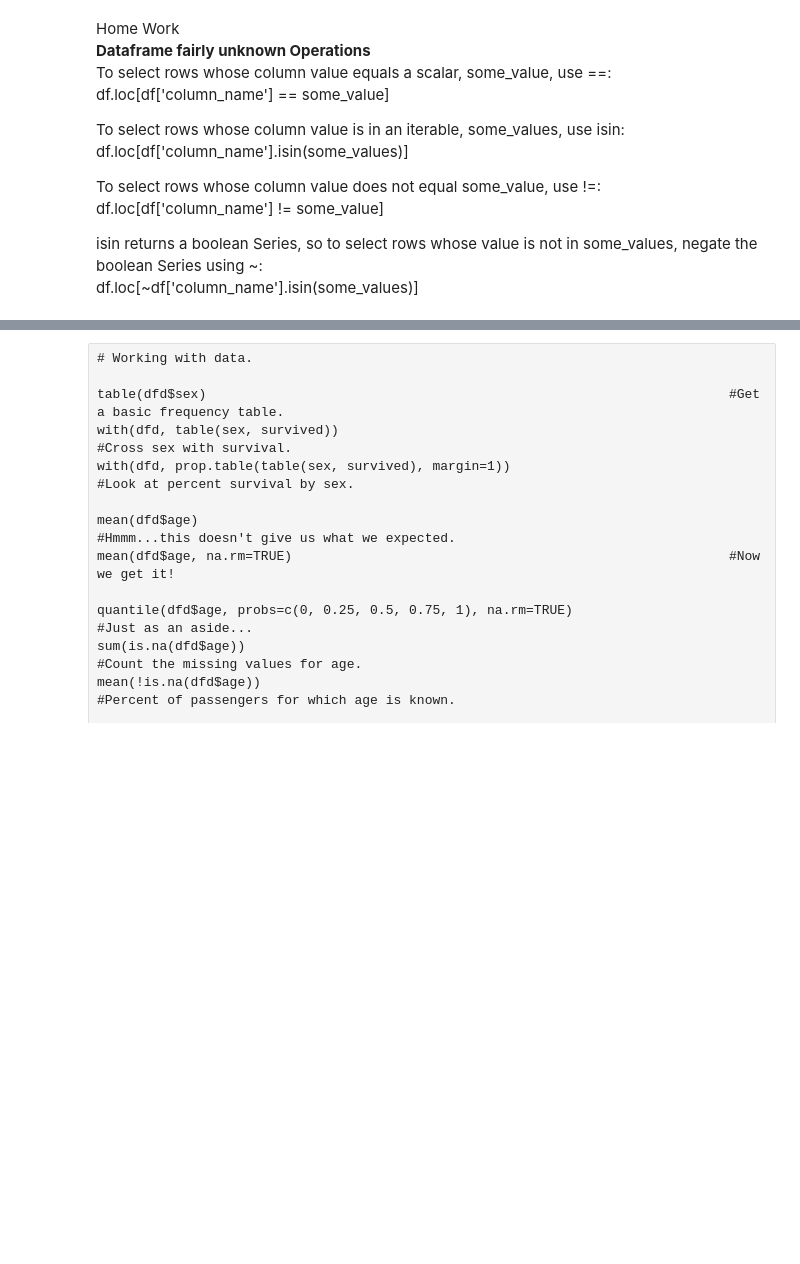
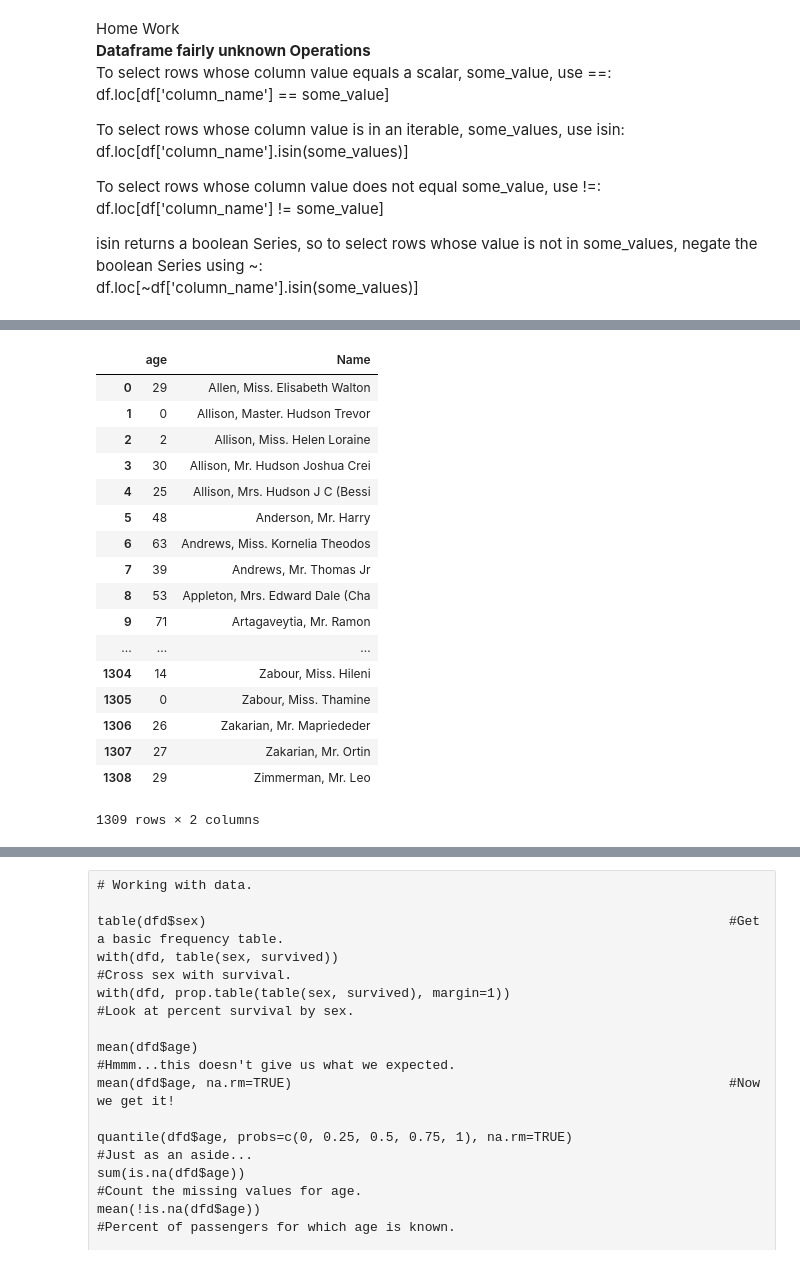
Before and after one commit to taposh/2017_python_teaching, a Jupyter notebook: section1_2_modeling_basics.ipynb, the cells around one changed output, grey strips where cells are left out. Drawn from its saved outputs; the diff is of its cells as text; code cells hidden in the pictures; blank space fills up the shorter version.

```diff
--- a/section1_2_modeling_basics.ipynb
+++ b/section1_2_modeling_basics.ipynb
@@ -530,0 +627,22 @@ dfd.loc[(dfd['sex'] == "male") & (dfd['survived'] == "yes")]
+# %%
+#Selecting columns
+dfd[['age','Name']]
+# %% [output]
+|  | age | Name |
+| 0 | 29 | Allen, Miss. Elisabeth Walton |
+| 1 | 0 | Allison, Master. Hudson Trevor |
+| 2 | 2 | Allison, Miss. Helen Loraine |
+| 3 | 30 | Allison, Mr. Hudson Joshua Crei |
+| 4 | 25 | Allison, Mrs. Hudson J C (Bessi |
+| 5 | 48 | Anderson, Mr. Harry |
+| 6 | 63 | Andrews, Miss. Kornelia Theodos |
+| 7 | 39 | Andrews, Mr. Thomas Jr |
+| 8 | 53 | Appleton, Mrs. Edward Dale (Cha |
+| 9 | 71 | Artagaveytia, Mr. Ramon |
+| ... | ... | ... |
+| 1304 | 14 | Zabour, Miss. Hileni |
+| 1305 | 0 | Zabour, Miss. Thamine |
+| 1306 | 26 | Zakarian, Mr. Mapriededer |
+| 1307 | 27 | Zakarian, Mr. Ortin |
+| 1308 | 29 | Zimmerman, Mr. Leo |
+1309 rows × 2 columns
```
Also changed, not shown: parts of 23 cells of this notebook.
